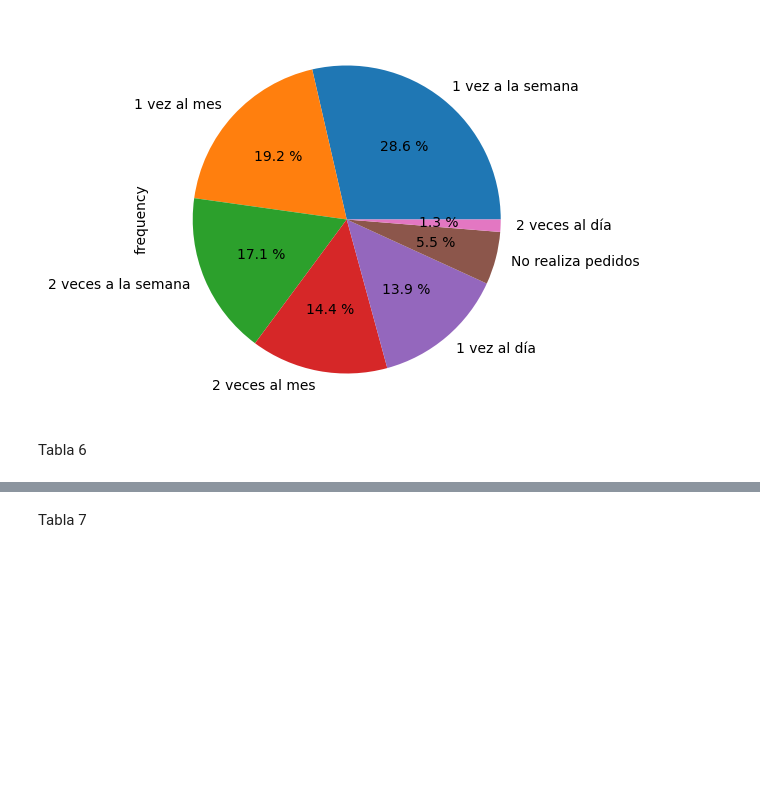
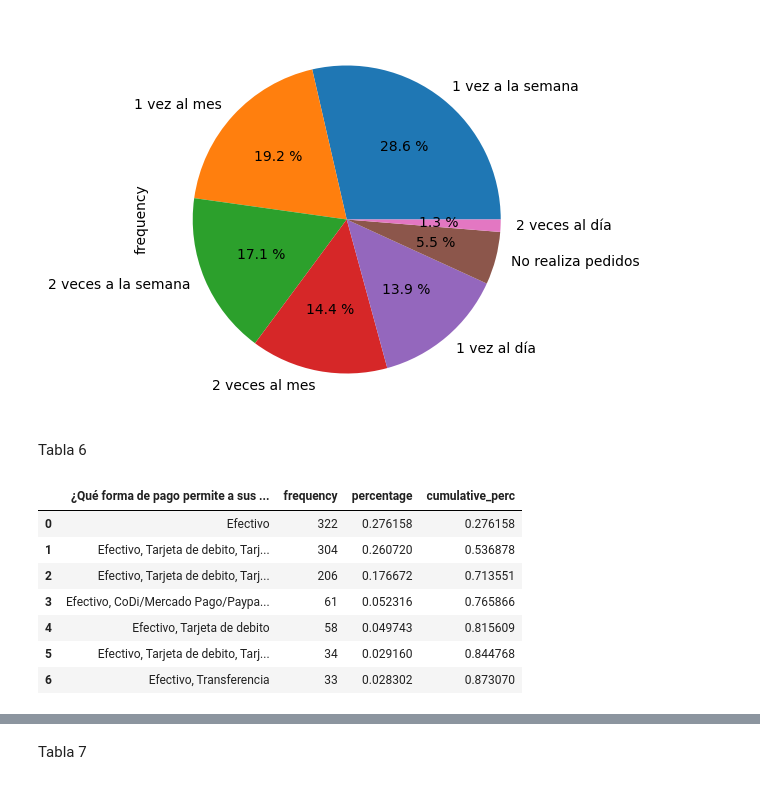
Before and after one commit to MarManja/SP, a Jupyter notebook: Extracción_de_carcaterísticas.ipynb, the cells around one changed output, grey strips where cells are left out. Drawn from its saved outputs; the diff is of its cells as text; code cells hidden in the pictures; blank space fills up the shorter version.

```diff
--- a/Extracción_de_carcaterísticas.ipynb
+++ b/Extracción_de_carcaterísticas.ipynb
@@ -24,7 +24,7 @@ data.info()
 **Selección de variables categóricas (10)**
 # %%
 #Filtro por columnas no consecutivas
-categoricas=data.iloc[ : ,[4,9,10,11,13,14,15,17,18,20,21,32,33]]
+categoricas=data.iloc[ : ,[4,9,10,11,13,14,15,18,20,21]]
 categoricas
 # %%
 #Verificamos información del nuevo DataFrame
@@ -168,8 +140,17 @@ table6= freq_tbl(categoricas['¿Qué forma de pago permite a sus clientes?'])
 table6
 # %%
 #Obtengo un filtro de los valores más reelevantes de la variables categórica seleccionada
-Filtro6= table6[table6['frequency']>2]
+Filtro6= table6[table6['frequency']>30]
 Filtro6
+# %% [output]
+|  | ¿Qué forma de pago permite a sus ... | frequency | percentage | cumulative_perc |
+| 0 | Efectivo | 322 | 0.276158 | 0.276158 |
+| 1 | Efectivo, Tarjeta de debito, Tarj... | 304 | 0.260720 | 0.536878 |
+| 2 | Efectivo, Tarjeta de debito, Tarj... | 206 | 0.176672 | 0.713551 |
+| 3 | Efectivo, CoDi/Mercado Pago/Paypa... | 61 | 0.052316 | 0.765866 |
+| 4 | Efectivo, Tarjeta de debito | 58 | 0.049743 | 0.815609 |
+| 5 | Efectivo, Tarjeta de debito, Tarj... | 34 | 0.029160 | 0.844768 |
+| 6 | Efectivo, Transferencia | 33 | 0.028302 | 0.873070 |
 # %%
 #Ajusto el indice de mi dataframe
 Filtro6_index= Filtro6.set_index('¿Qué forma de pago permite a sus clientes?')
```
Also changed, not shown: parts of 25 cells of this notebook.
